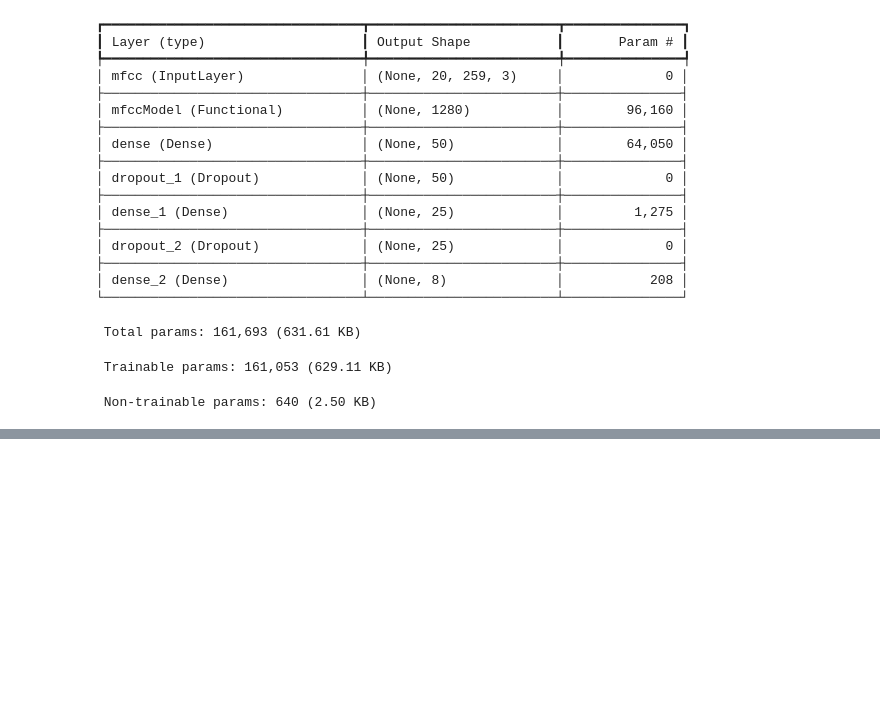
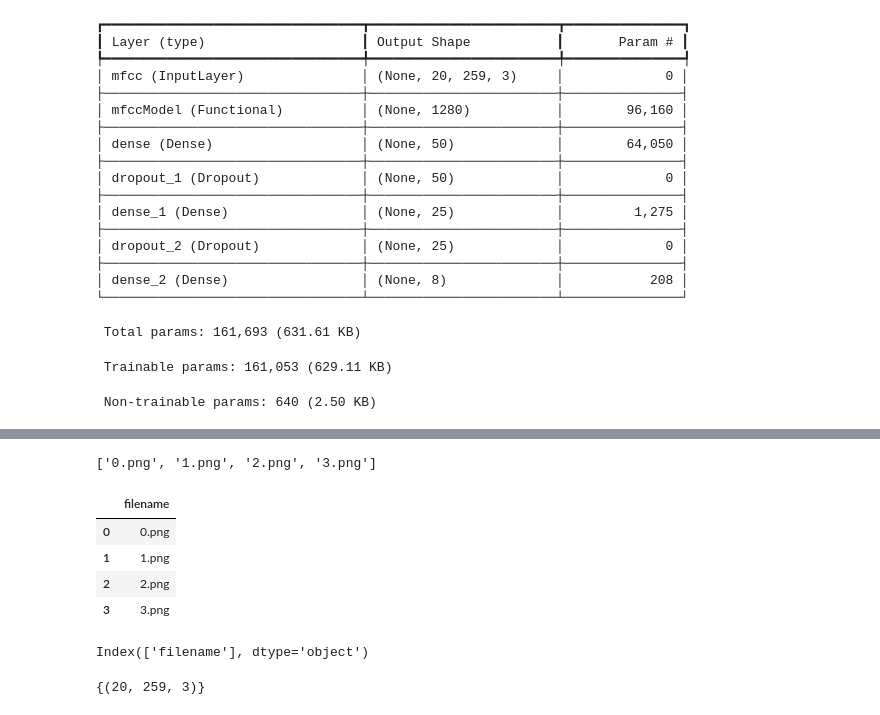
Before and after one commit to mahesh15913/Analysis-Prediction-of-Lung-diseases-using-Lung-Beats, a Jupyter notebook: lung.ipynb, the cells around one changed output, grey strips where cells are left out. Cells and saved outputs as stored; diff of their text form; code cells hidden in the pictures; blank space fills up the shorter version.

```diff
--- a/lung.ipynb
+++ b/lung.ipynb
@@ -751,0 +910,31 @@ def feature_padding(feature):
+# %%
+root = '/content/sample_data/sample_clips/'
+mfcc_dir = '/content/sample_data/sample_processed_images/'
+
+
+for idx,row in tqdm.tqdm(sample_data.iterrows()):
+    path=root + row['filename']
+    a,b,c,d,e=get_features_from_audio(path)
+    store_img(mfcc_dir,a,row['filename'].split('.')[0])
+# %%
+mfcc_content = os.listdir(mfcc_dir)
+# %%
+mfcc_content
+# %% [output]
+['0.png', '1.png', '2.png', '3.png']
+# %%
+sample_images = pd.DataFrame(mfcc_content)
+# %%
+sample_images.columns = ['filename']
+# %%
+sample_images
+# %% [output]
+|  | filename |
+| 0 | 0.png |
+| 1 | 1.png |
+| 2 | 2.png |
+| 3 | 3.png |
+# %%
+sample_images.columns
+# %% [output]
+Index(['filename'], dtype='object')
@@ -751,0 +974,5 @@ def feature_padding(feature):
+# %%
+sample_shape = feature_shape(sample_image_data)
+sample_shape
+# %% [output]
+{(20, 259, 3)}
```
Also changed, not shown: parts of 44 cells of this notebook, 7 other files.
